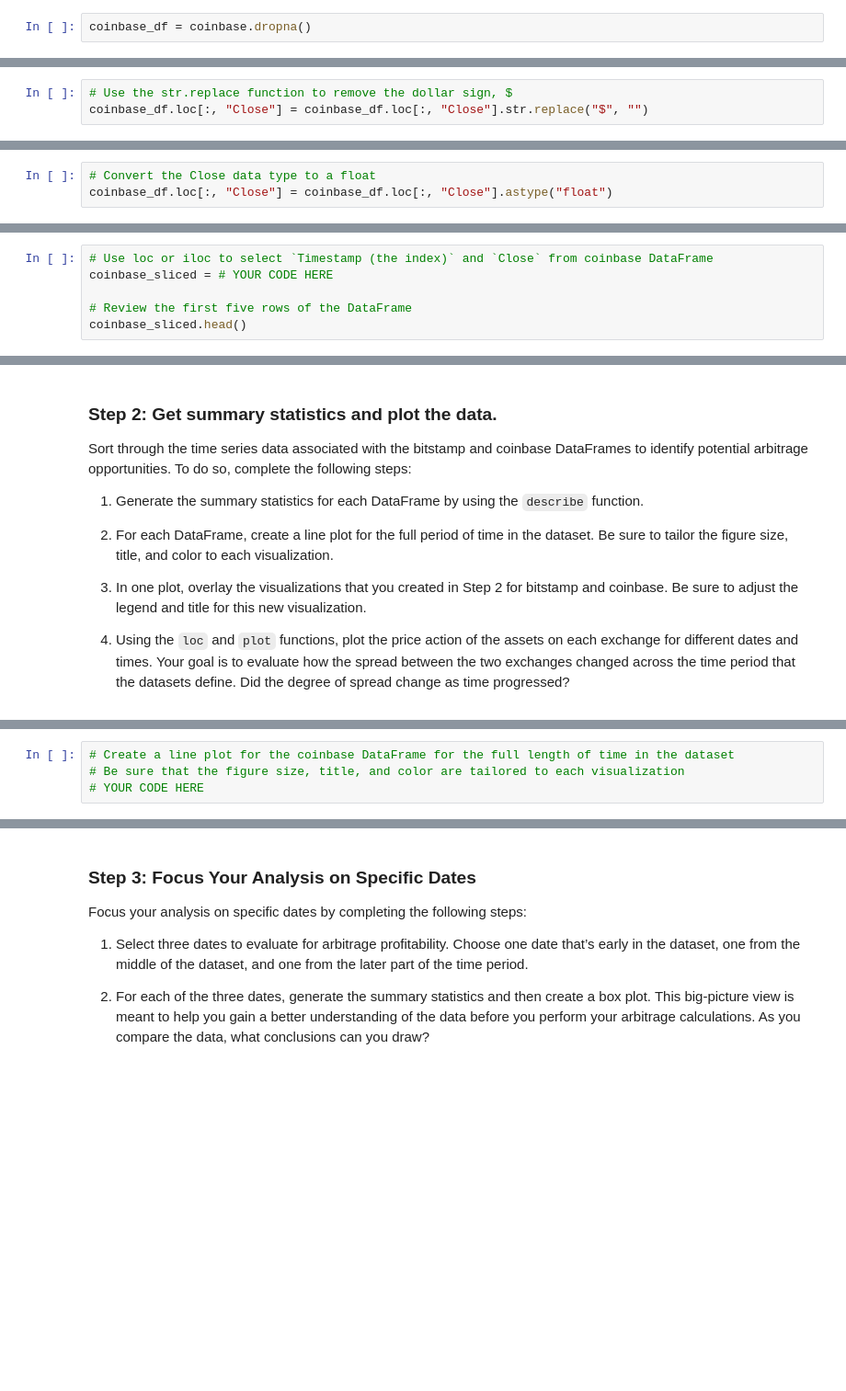
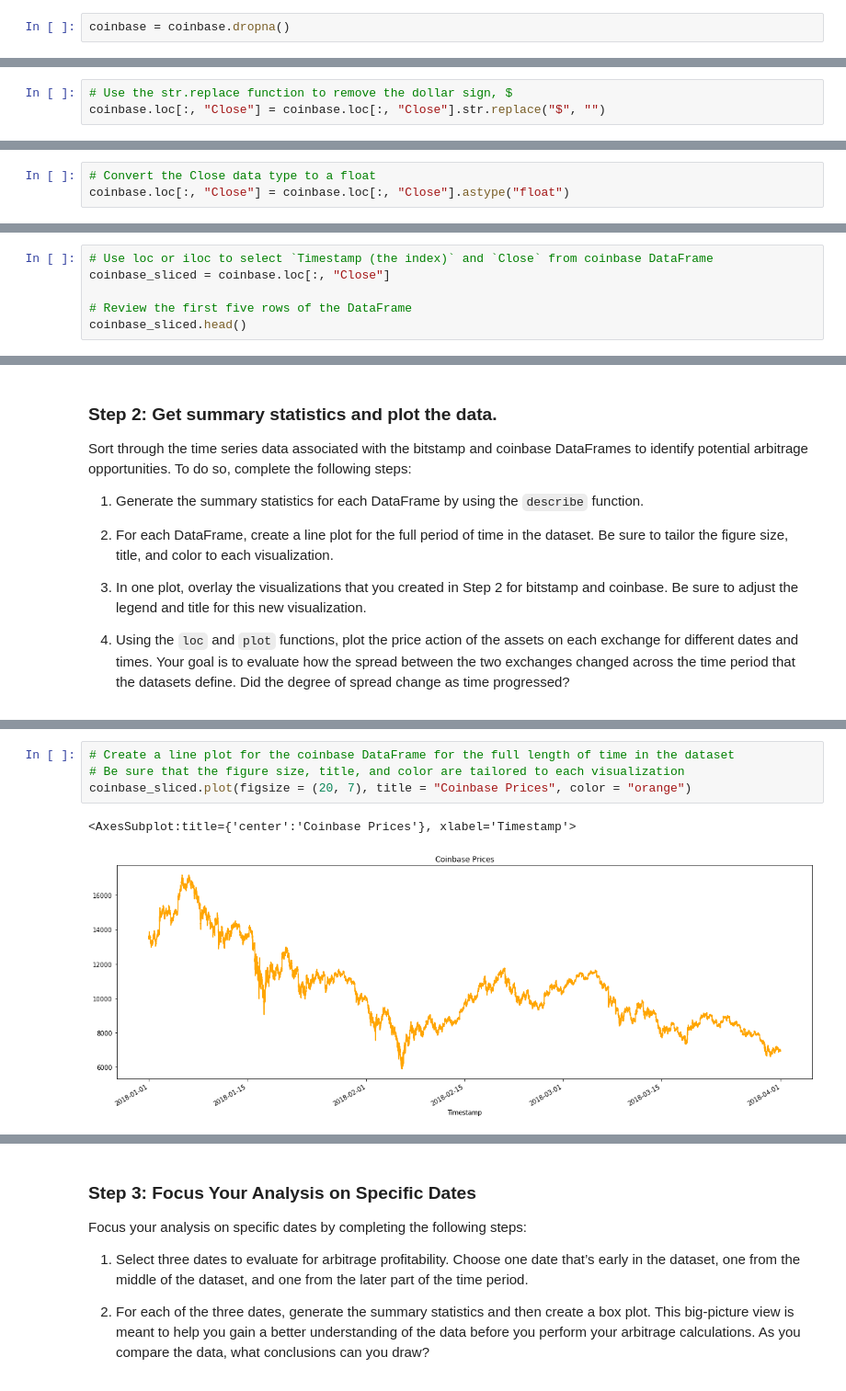
Before and after one commit to cbsandiego/crypto_arbitrage, a Jupyter notebook: crypto_arbitrage.ipynb, the cells around one changed output, grey strips where cells are left out. Shown at 92% size. Saved outputs shown, nothing was run; the diff lists cells and outputs as text; blank space fills up the shorter version.

```diff
--- a/crypto_arbitrage.ipynb
+++ b/crypto_arbitrage.ipynb
@@ -232,5 +234,5 @@ USD Volume        218
 Weighted Price    218
 dtype: int64
 # %%
-coinbase_df = coinbase.dropna()
+coinbase = coinbase.dropna()
 # %%
@@ -246,4 +248,4 @@ Weighted Price    0
 dtype: int64
 # %%
 # Use the str.replace function to remove the dollar sign, $
-coinbase_df.loc[:, "Close"] = coinbase_df.loc[:, "Close"].str.replace("$", "")
+coinbase.loc[:, "Close"] = coinbase.loc[:, "Close"].str.replace("$", "")
@@ -277,4 +279,4 @@ Weighted Price    float64
 dtype: object
 # %%
 # Convert the Close data type to a float
-coinbase_df.loc[:, "Close"] = coinbase_df.loc[:, "Close"].astype("float")
+coinbase.loc[:, "Close"] = coinbase.loc[:, "Close"].astype("float")
@@ -339,6 +353,6 @@ bitstamp_sliced.head()
 # %%
 # Use loc or iloc to select `Timestamp (the index)` and `Close` from coinbase DataFrame
-coinbase_sliced = # YOUR CODE HERE
+coinbase_sliced = coinbase.loc[:, "Close"]
 
 # Review the first five rows of the DataFrame
 coinbase_sliced.head()
@@ -367,7 +412,10 @@ Sort through the time series data associated with the bitstamp and coinbase Data
 # %%
 # Create a line plot for the coinbase DataFrame for the full length of time in the dataset
 # Be sure that the figure size, title, and color are tailored to each visualization
-# YOUR CODE HERE
+coinbase_sliced.plot(figsize = (20, 7), title = "Coinbase Prices", color = "orange")
+# %% [output]
+<AxesSubplot:title={'center':'Coinbase Prices'}, xlabel='Timestamp'>
+[figure, added]
 # %%
 # Overlay the visualizations for the bitstamp and coinbase DataFrames in one plot
 # The plot should visualize the prices over the full lenth of the dataset
```
Also changed, not shown: parts of 71 cells of this notebook.
